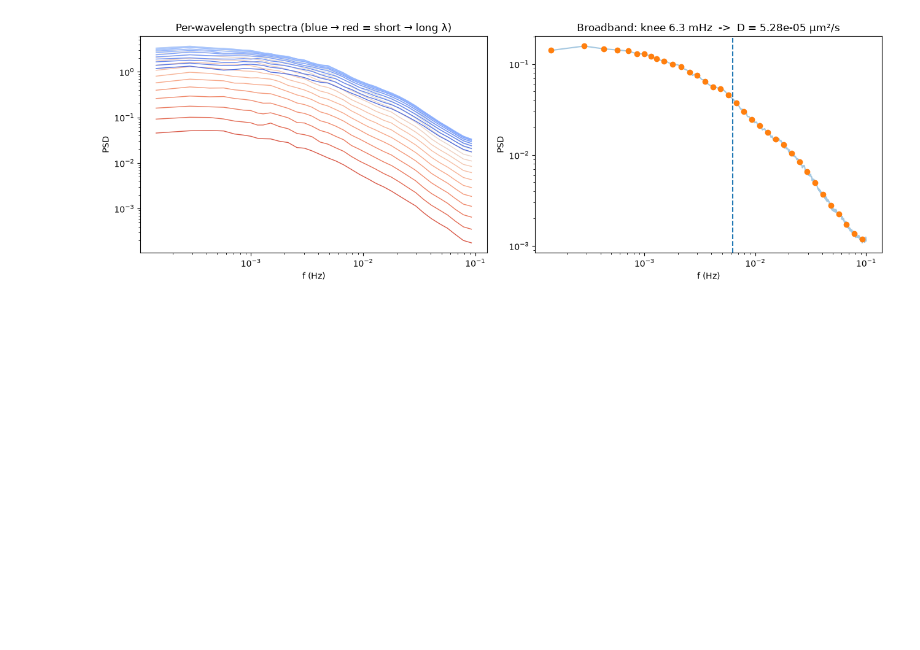
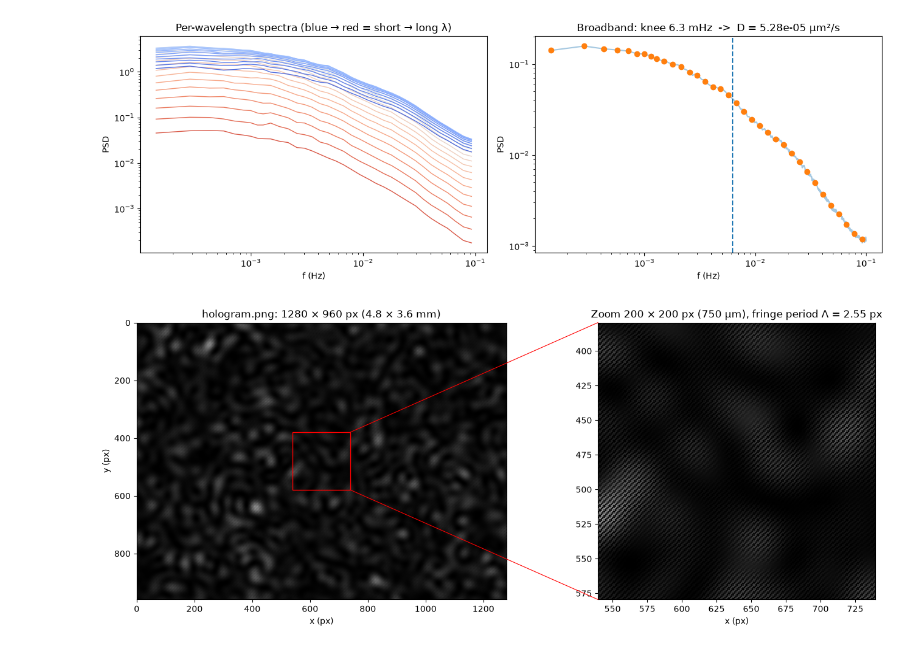
Before and after one commit to Andrecs05/Simulation_BioTissue_FBDHS, a Jupyter notebook: DHS instrument/code/per_surface_analysis.ipynb, the cells around one changed output. Cells and saved outputs as stored; diff of their text form; code cells hidden in the pictures; blank space fills up the shorter version.

```diff
--- a/DHS instrument/code/per_surface_analysis.ipynb
+++ b/DHS instrument/code/per_surface_analysis.ipynb
@@ -316,3 +316,42 @@ np.save('S_broadband.npy', S_tot)
 # %% [output]
 27/33 wavelengths, 99.1% of the source power
 [figure]
+# %%
+FILE = 'hologram.png'     # or 'hologram150.png'
+CX, CY = None, None       # zoom centre in pixels (None = image centre)
+W = 100                    # zoom half-width in pixels (64 x 64 px crop)
+
+img = plt.imread(FILE)[..., 0]           # imsave with a gray cmap stores R = G = B, keep one channel
+ny, nx = img.shape
+cx = nx // 2 if CX is None else CX
+cy = ny // 2 if CY is None else CY
+
+fig, (ax, axz) = plt.subplots(1, 2, figsize=(14, 5.5), gridspec_kw={'width_ratios': [nx / ny, 1]})
+
+ax.imshow(img, cmap='gray')
+ax.set(title=f'{FILE}: {nx} × {ny} px ({nx * p / 1e3:.1f} × {ny * p / 1e3:.1f} mm)',
+       xlabel='x (px)', ylabel='y (px)')
+
+# Same image, nearest-neighbour so single camera pixels stay visible, limited to the zoom window
+axz.imshow(img, cmap='gray', interpolation='nearest')
+axz.set_xlim(cx - W - 0.5, cx + W - 0.5)
+axz.set_ylim(cy + W - 0.5, cy - W - 0.5)          # reversed so up/down matches the full image
+axz.set(title=f'Zoom {2*W} × {2*W} px ({2 * W * p:.0f} µm), fringe period Λ = {Lambda / p:.2f} px',
+        xlabel='x (px)')
+
+from matplotlib.patches import Rectangle, ConnectionPatch
+
+# Zoom window in data coordinates, the same numbers on both axes
+x0, x1 = cx - W - 0.5, cx + W - 0.5
+y0, y1 = cy - W - 0.5, cy + W - 0.5
+ax.add_patch(Rectangle((x0, y0), x1 - x0, y1 - y0, fill=False, ec='r', lw=1))
+
+# Right edge of the box -> left edge of the zoom, top to top and bottom to bottom
+for y in (y0, y1):
+    fig.add_artist(ConnectionPatch((x1, y), (x0, y), 'data', 'data',
+                                   axesA=ax, axesB=axz, color='r', lw=0.8))
+
+fig.tight_layout()
+plt.show()
+# %% [output]
+[figure, added]
```
Also changed, not shown: parts of 3 cells of this notebook, 40 other files.
